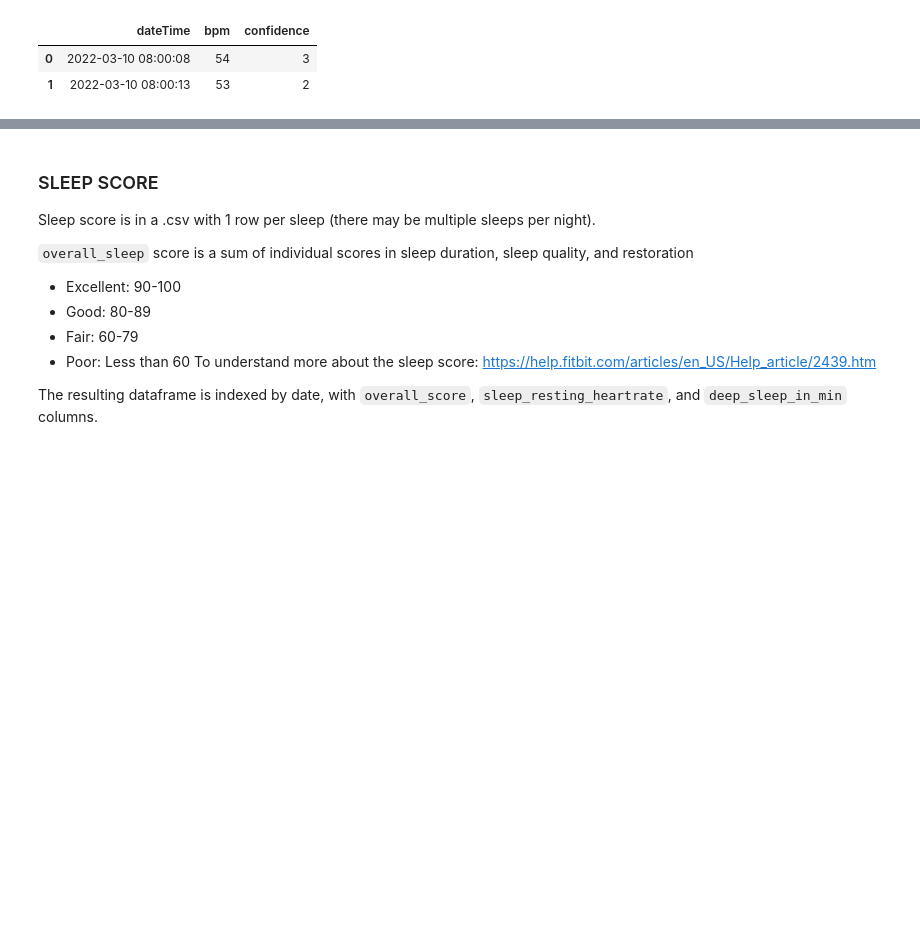
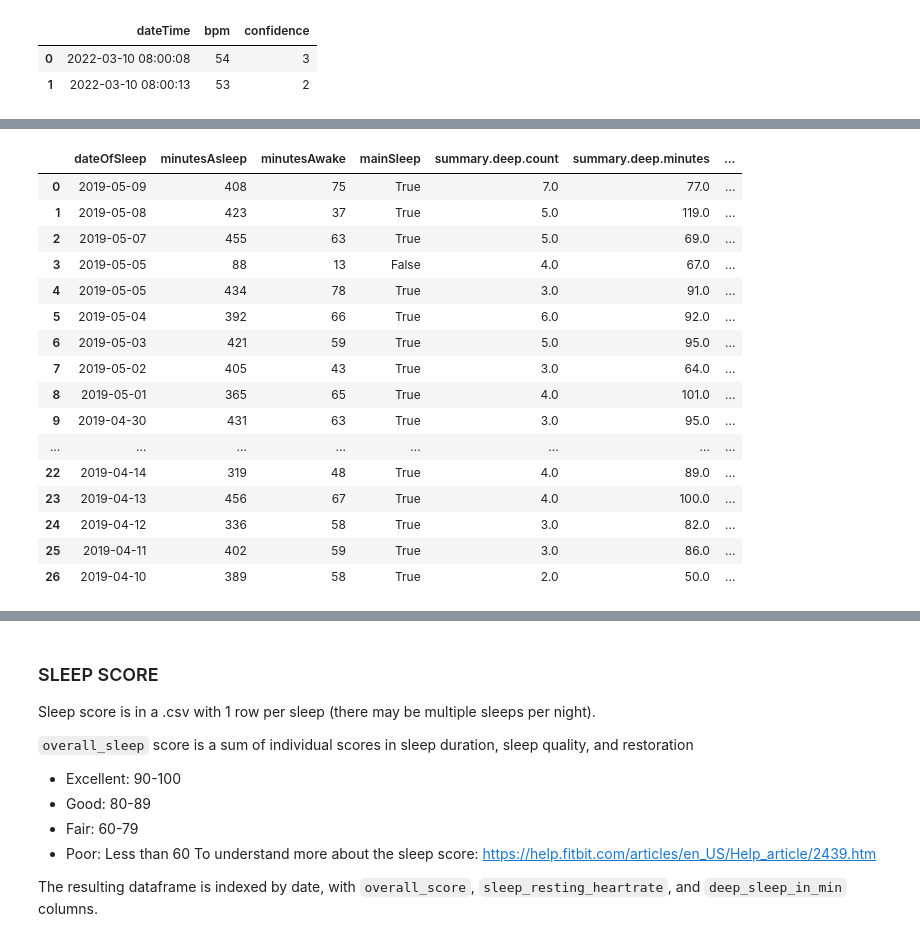
Before and after one commit to jackie-kinsler/sleep_analysis_py, a Jupyter notebook: get_and_clean_data.ipynb, the cells around one changed output, grey strips where cells are left out. Cells and saved outputs as stored; diff of their text form; code cells hidden in the pictures; blank space fills up the shorter version.

```diff
--- a/get_and_clean_data.ipynb
+++ b/get_and_clean_data.ipynb
@@ -118,0 +167,20 @@ sleep_detail.to_pickle("sleep_detail.pkl")
+# %%
+sleep_detail_dups.head(27)
+# %% [output]
+|  | dateOfSleep | minutesAsleep | minutesAwake | mainSleep | summary.deep.count | summary.deep.minutes | ... |
+| 0 | 2019-05-09 | 408 | 75 | True | 7.0 | 77.0 | ... |
+| 1 | 2019-05-08 | 423 | 37 | True | 5.0 | 119.0 | ... |
+| 2 | 2019-05-07 | 455 | 63 | True | 5.0 | 69.0 | ... |
+| 3 | 2019-05-05 | 88 | 13 | False | 4.0 | 67.0 | ... |
+| 4 | 2019-05-05 | 434 | 78 | True | 3.0 | 91.0 | ... |
+| 5 | 2019-05-04 | 392 | 66 | True | 6.0 | 92.0 | ... |
+| 6 | 2019-05-03 | 421 | 59 | True | 5.0 | 95.0 | ... |
+| 7 | 2019-05-02 | 405 | 43 | True | 3.0 | 64.0 | ... |
+| 8 | 2019-05-01 | 365 | 65 | True | 4.0 | 101.0 | ... |
+| 9 | 2019-04-30 | 431 | 63 | True | 3.0 | 95.0 | ... |
+| ... | ... | ... | ... | ... | ... | ... | ... |
+| 22 | 2019-04-14 | 319 | 48 | True | 4.0 | 89.0 | ... |
+| 23 | 2019-04-13 | 456 | 67 | True | 4.0 | 100.0 | ... |
+| 24 | 2019-04-12 | 336 | 58 | True | 3.0 | 82.0 | ... |
+| 25 | 2019-04-11 | 402 | 59 | True | 3.0 | 86.0 | ... |
+| 26 | 2019-04-10 | 389 | 58 | True | 2.0 | 50.0 | ... |
```
Also changed, not shown: parts of 19 cells of this notebook.
